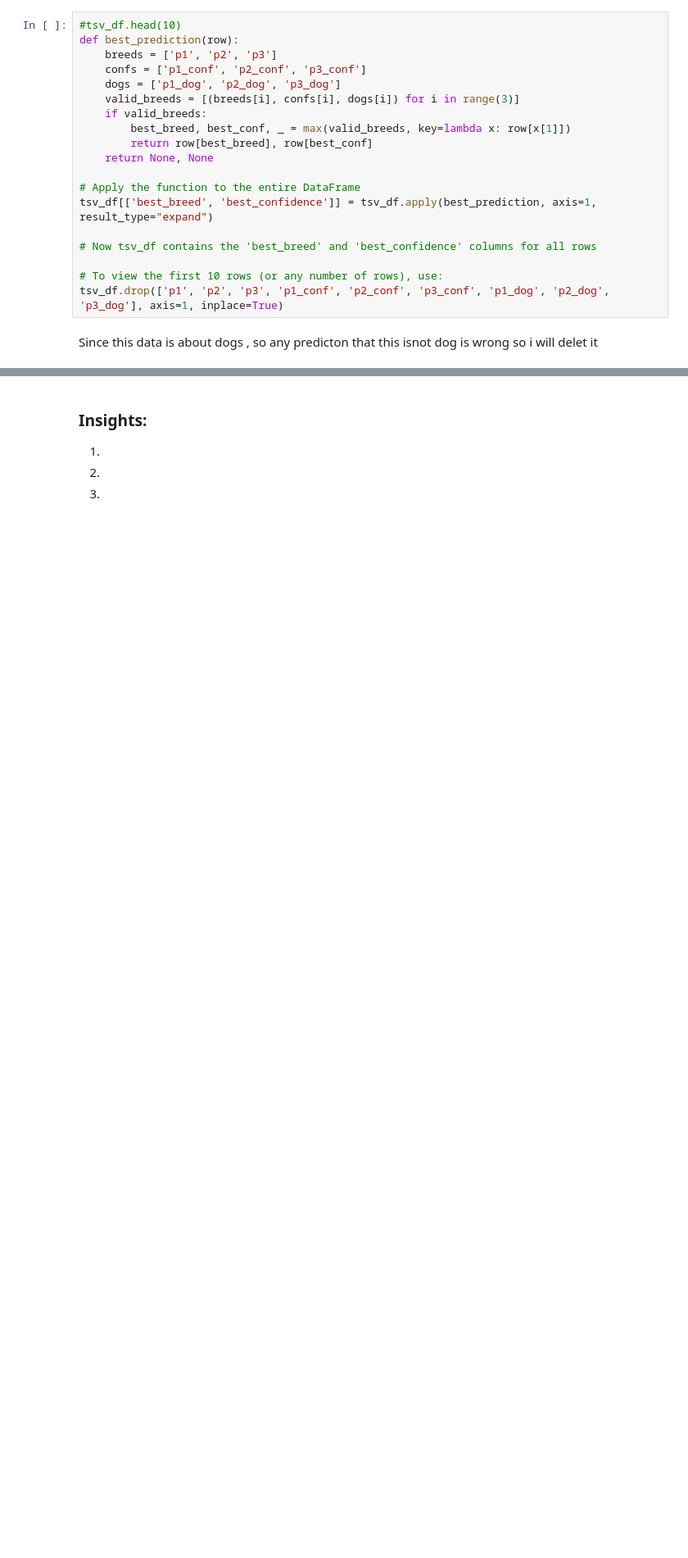
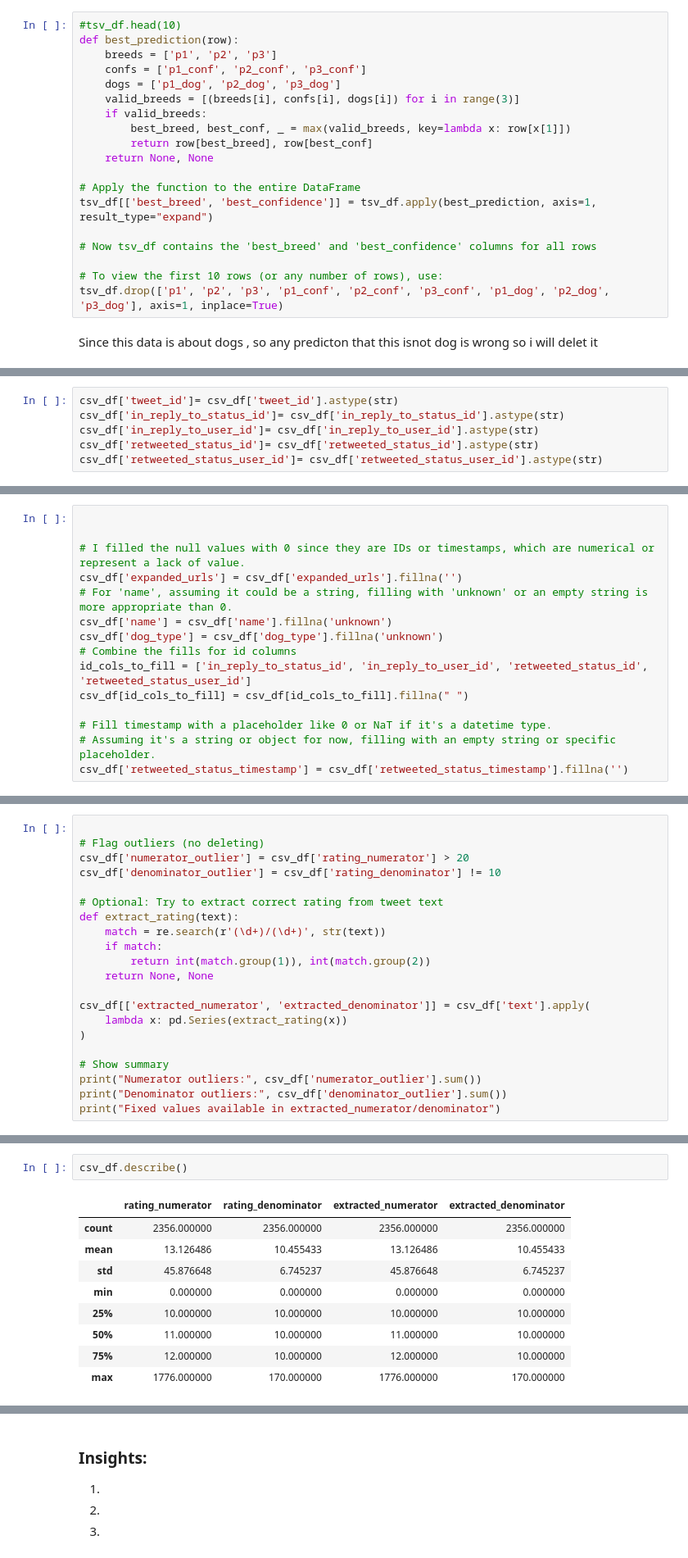
Before and after one commit to mohamedmouta/Match, a Jupyter notebook: wrangle_act.ipynb, the cells around one changed output, grey strips where cells are left out. Shown at 82% size. Saved outputs shown, nothing was run; the diff lists cells and outputs as text; blank space fills up the shorter version.

```diff
--- a/wrangle_act.ipynb
+++ b/wrangle_act.ipynb
@@ -412,0 +367,6 @@ In this section, analyze and visualize your wrangled data. You must produce at l
+# %%
+csv_df['tweet_id']= csv_df['tweet_id'].astype(str)
+csv_df['in_reply_to_status_id']= csv_df['in_reply_to_status_id'].astype(str)
+csv_df['in_reply_to_user_id']= csv_df['in_reply_to_user_id'].astype(str)
+csv_df['retweeted_status_id']= csv_df['retweeted_status_id'].astype(str)
+csv_df['retweeted_status_user_id']= csv_df['retweeted_status_user_id'].astype(str)
@@ -412,0 +405,15 @@ In this section, analyze and visualize your wrangled data. You must produce at l
+# %%
+
+
+# I filled the null values with 0 since they are IDs or timestamps, which are numerical or represent a lack of value.
+csv_df['expanded_urls'] = csv_df['expanded_urls'].fillna('')
+# For 'name', assuming it could be a string, filling with 'unknown' or an empty string is more appropriate than 0.
+csv_df['name'] = csv_df['name'].fillna('unknown')
+csv_df['dog_type'] = csv_df['dog_type'].fillna('unknown')
+# Combine the fills for id columns
+id_cols_to_fill = ['in_reply_to_status_id', 'in_reply_to_user_id', 'retweeted_status_id', 'retweeted_status_user_id']
+csv_df[id_cols_to_fill] = csv_df[id_cols_to_fill].fillna(" ")
+
+# Fill timestamp with a placeholder like 0 or NaT if it's a datetime type.
+# Assuming it's a string or object for now, filling with an empty string or specific placeholder.
+csv_df['retweeted_status_timestamp'] = csv_df['retweeted_status_timestamp'].fillna('')
@@ -412,0 +461,21 @@ In this section, analyze and visualize your wrangled data. You must produce at l
+# %%
+
+# Flag outliers (no deleting)
+csv_df['numerator_outlier'] = csv_df['rating_numerator'] > 20
+csv_df['denominator_outlier'] = csv_df['rating_denominator'] != 10
+
+# Optional: Try to extract correct rating from tweet text
+def extract_rating(text):
+    match = re.search(r'(\d+)/(\d+)', str(text))
+    if match:
+        return int(match.group(1)), int(match.group(2))
+    return None, None
+
+csv_df[['extracted_numerator', 'extracted_denominator']] = csv_df['text'].apply(
+    lambda x: pd.Series(extract_rating(x))
+)
+
+# Show summary
+print("Numerator outliers:", csv_df['numerator_outlier'].sum())
+print("Denominator outliers:", csv_df['denominator_outlier'].sum())
+print("Fixed values available in extracted_numerator/denominator")
@@ -412,0 +488,12 @@ In this section, analyze and visualize your wrangled data. You must produce at l
+# %%
+csv_df.describe()
+# %% [output]
+|  | rating_numerator | rating_denominator | extracted_numerator | extracted_denominator |
+| count | 2356.000000 | 2356.000000 | 2356.000000 | 2356.000000 |
+| mean | 13.126486 | 10.455433 | 13.126486 | 10.455433 |
+| std | 45.876648 | 6.745237 | 45.876648 | 6.745237 |
+| min | 0.000000 | 0.000000 | 0.000000 | 0.000000 |
+| 25% | 10.000000 | 10.000000 | 10.000000 | 10.000000 |
+| 50% | 11.000000 | 10.000000 | 11.000000 | 10.000000 |
+| 75% | 12.000000 | 10.000000 | 12.000000 | 10.000000 |
+| max | 1776.000000 | 170.000000 | 1776.000000 | 170.000000 |
```
Also changed, not shown: parts of 121 cells of this notebook.
